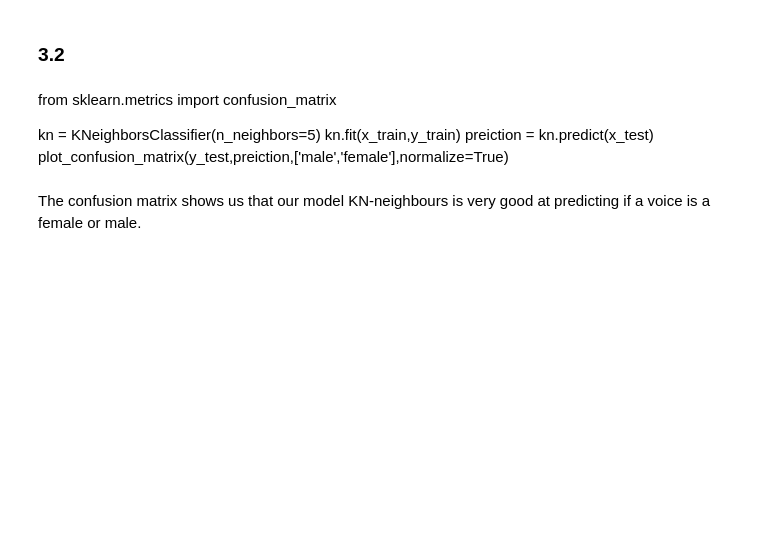
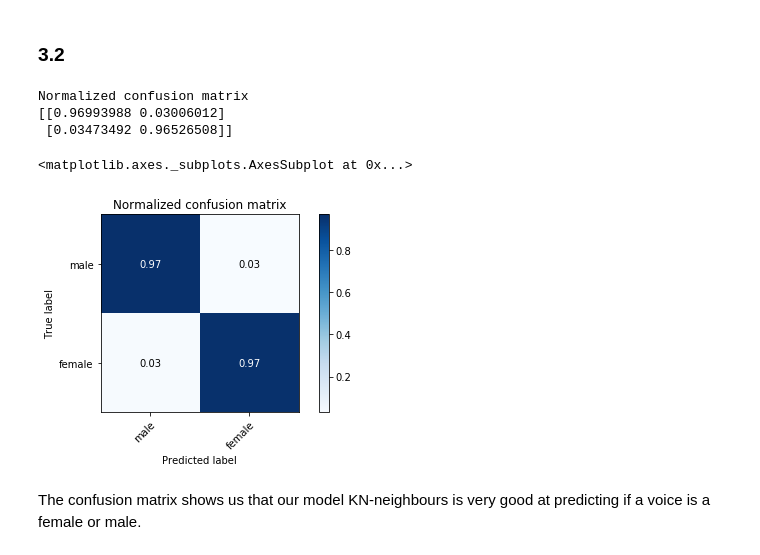
Before and after one commit to mathiasjepsen/MachineLearning-Project_3, a Jupyter notebook: project3.ipynb, the cells around one changed output. Drawn from its saved outputs; the diff is of its cells as text; code cells hidden in the pictures; blank space fills up the shorter version.

```diff
--- a/project3.ipynb
+++ b/project3.ipynb
@@ -194,13 +194,19 @@ def plot_confusion_matrix(y_true, y_pred, classes,
                     color="white" if cm[i, j] > thresh else "black")
     fig.tight_layout()
     return ax
-# %% [markdown]
-from sklearn.metrics import confusion_matrix
-
-kn = KNeighborsClassifier(n_neighbors=5)
-kn.fit(x_train,y_train)
-preiction = kn.predict(x_test)
-plot_confusion_matrix(y_test,preiction,['male','female'],normalize=True)
+# %%
+from sklearn.metrics import confusion_matrix
+
+kn = KNeighborsClassifier(n_neighbors=5)
+kn.fit(x_train,y_train)
+preiction = kn.predict(x_test)
+plot_confusion_matrix(y_test,preiction,['male','female'],normalize=True)
+# %% [output]
+Normalized confusion matrix
+[[0.96993988 0.03006012]
+ [0.03473492 0.96526508]]
+<matplotlib.axes._subplots.AxesSubplot at 0x...>
+[figure, added]
 # %% [markdown]
 The confusion matrix shows us that our model KN-neighbours is very good at predicting if a voice is a female or male.
 # %%
```
Also changed, not shown: parts of 2 cells of this notebook.
